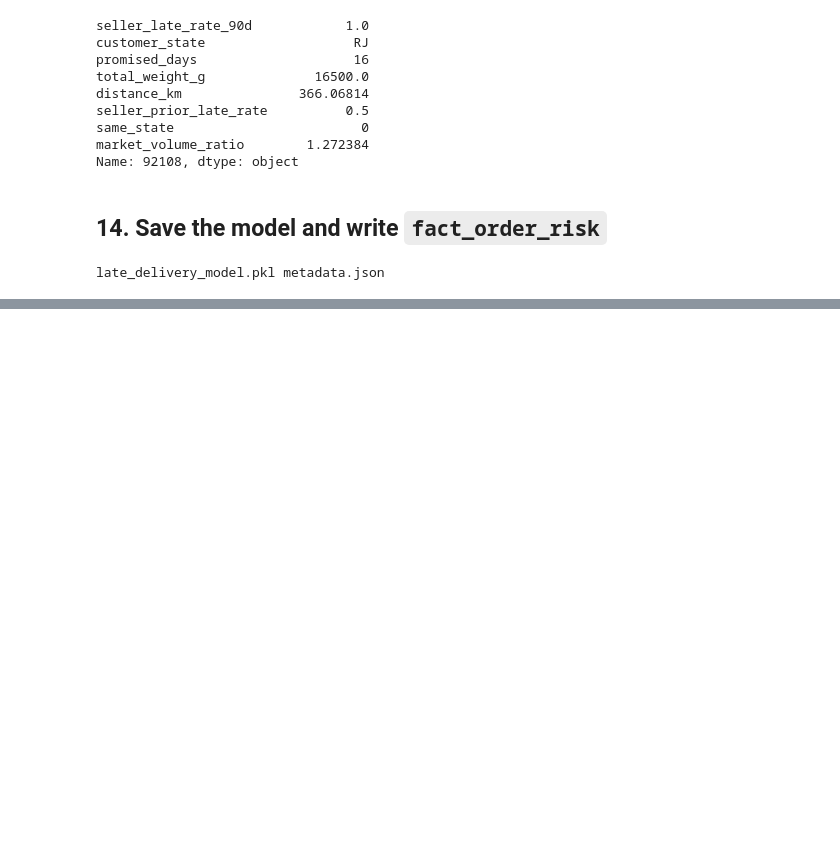
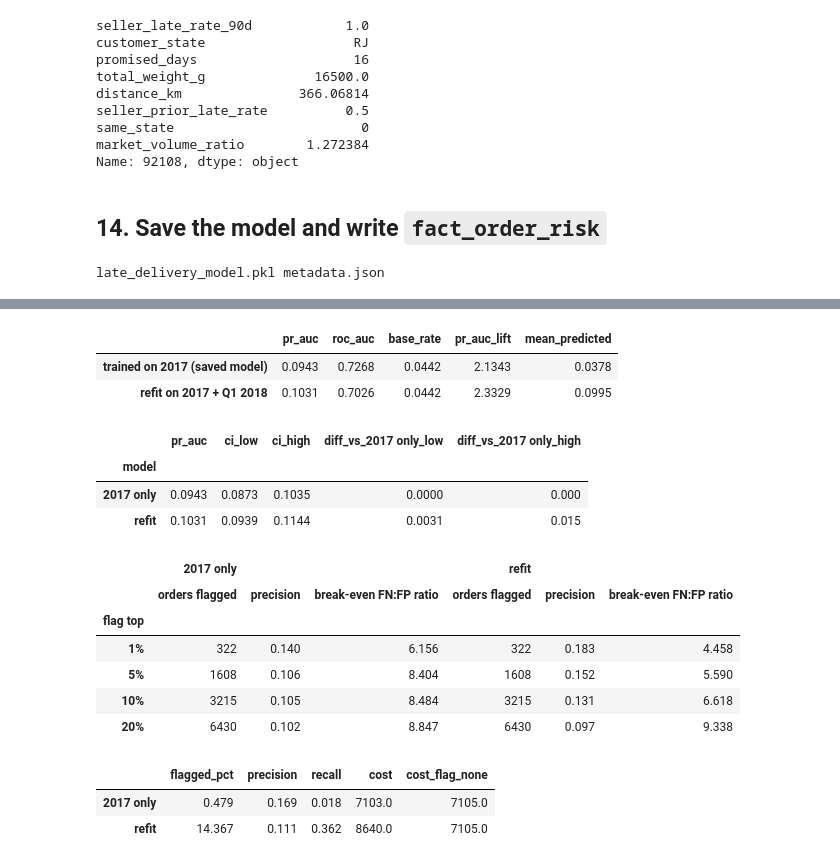
Before and after one commit to MasoodManzoorAhmed/ecommerce-customer-experience-analytics-with-GenAI, a Jupyter notebook: notebooks/02_late_delivery_model.ipynb, the cells around one changed output, grey strips where cells are left out. Cells and saved outputs as stored; diff of their text form; code cells hidden in the pictures; blank space fills up the shorter version.

```diff
--- a/notebooks/02_late_delivery_model.ipynb
+++ b/notebooks/02_late_delivery_model.ipynb
@@ -1187,0 +1294,51 @@ risk.head(3)
+# %%
+x_tv, y_tv = pd.concat([x_tr, x_va]), np.concatenate([y_tr, y_va])
+refit = make_logreg(0.01).fit(x_tv, y_tv)  # same settings as chosen on validation
+p_te_refit = refit.predict_proba(x_te)[:, 1]
+refit_cmp = pd.DataFrame(
+    {
+        "trained on 2017 (saved model)": {**evaluate(y_te, p_te_lr), "mean_predicted": p_te_lr.mean()},
+        "refit on 2017 + Q1 2018": {**evaluate(y_te, p_te_refit), "mean_predicted": p_te_refit.mean()},
+    }
+).T
+refit_cmp.round(4)
+# %% [output]
+|  | pr_auc | roc_auc | base_rate | pr_auc_lift | mean_predicted |
+| trained on 2017 (saved model) | 0.0943 | 0.7268 | 0.0442 | 2.1343 | 0.0378 |
+| refit on 2017 + Q1 2018 | 0.1031 | 0.7026 | 0.0442 | 2.3329 | 0.0995 |
+# %%
+boot_refit = bootstrap_pr_auc(y_te, {"2017 only": p_te_lr, "refit": p_te_refit})
+display(boot_refit.round(4))
+
+# Ranking: break-even ratio of each top-k list
+display(
+    pd.concat(
+        {"2017 only": break_even_table(y_te, p_te_lr), "refit": break_even_table(y_te, p_te_refit)},
+        axis=1,
+    ).round(3)
+)
+
+# Decision theory: for CALIBRATED probabilities the cost-optimal threshold is
+# cost_FP / (cost_FP + cost_FN) = 1/6, with no tuning at all.
+bayes_th = COST_FP / (COST_FP + COST_FN)
+pd.DataFrame(
+    {
+        name: confusion_at(y_te, p, bayes_th, COST_FN, COST_FP)
+        for name, p in (("2017 only", p_te_lr), ("refit", p_te_refit))
+    }
+).T[["flagged_pct", "precision", "recall", "cost", "cost_flag_none"]].round(3)
+# %% [output]
+|  | pr_auc | ci_low | ci_high | diff_vs_2017 only_low | diff_vs_2017 only_high |
+| model |  |  |  |  |  |
+| 2017 only | 0.0943 | 0.0873 | 0.1035 | 0.0000 | 0.000 |
+| refit | 0.1031 | 0.0939 | 0.1144 | 0.0031 | 0.015 |
+|  | 2017 only |  |  | refit |  |  |
+|  | orders flagged | precision | break-even FN:FP ratio | orders flagged | precision | break-even FN:FP ratio |
+| flag top |  |  |  |  |  |  |
+| 1% | 322 | 0.140 | 6.156 | 322 | 0.183 | 4.458 |
+| 5% | 1608 | 0.106 | 8.404 | 1608 | 0.152 | 5.590 |
+| 10% | 3215 | 0.105 | 8.484 | 3215 | 0.131 | 6.618 |
+| 20% | 6430 | 0.102 | 8.847 | 6430 | 0.097 | 9.338 |
+|  | flagged_pct | precision | recall | cost | cost_flag_none |
+| 2017 only | 0.479 | 0.169 | 0.018 | 7103.0 | 7105.0 |
+| refit | 14.367 | 0.111 | 0.362 | 8640.0 | 7105.0 |
```
Also changed, not shown: parts of 12 cells of this notebook, 16 other files.
